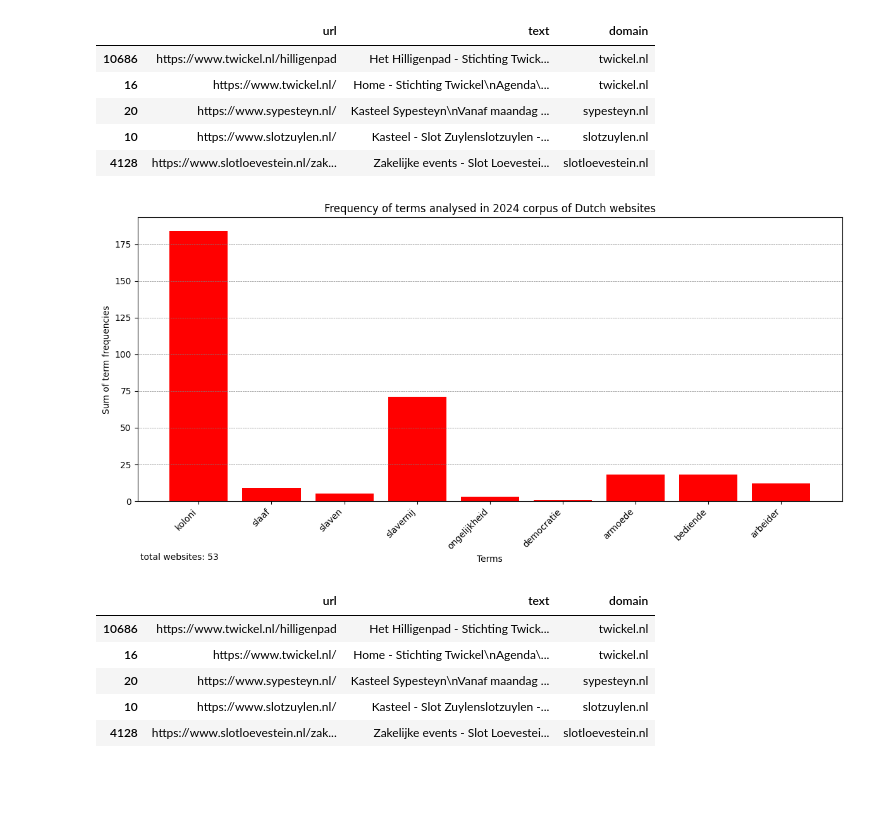
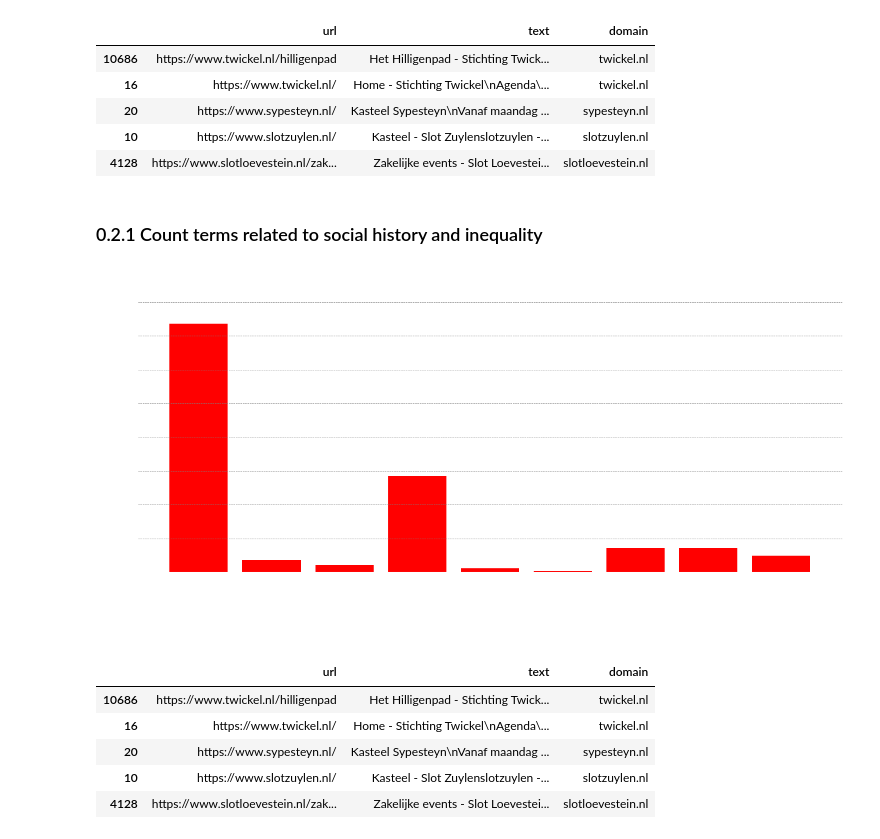
Before and after one commit to jazoza/HHD, a Jupyter notebook: 04_HH_narratives.ipynb, the cells around one changed output. Cells and saved outputs as stored; diff of their text form; code cells hidden in the pictures; blank space fills up the shorter version.

```diff
--- a/04_HH_narratives.ipynb
+++ b/04_HH_narratives.ipynb
@@ -260,6 +242,8 @@ df.head()
 | 20 | https://www.sypesteyn.nl/ | Kasteel Sypesteyn\nVanaf maandag ... | sypesteyn.nl |
 | 10 | https://www.slotzuylen.nl/ | Kasteel - Slot Zuylenslotzuylen -... | slotzuylen.nl |
 | 4128 | https://www.slotloevestein.nl/zak... | Zakelijke events - Slot Loevestei... | slotloevestein.nl |
+# %% [markdown]
+### 0.2.1 Count terms related to social history and inequality
 # %%
 # count all terms:
 for term in terms_list_all:
@@ -279,27 +263,27 @@ result_df.to_csv(path+'outputs/NL_2024_all_terms.csv', index=False)
 # %%
 # Calculate the sum of values for each specified column
 column_sums = result_df[terms_list_all].sum()
 
 # Create a bar chart with pink bars
 plt.figure(figsize=(12, 6))
 # Add horizontal lines for values in the legend
-for value in [25, 50, 75, 100, 125, 150, 175]:
+for value in [25, 50, 75, 100, 125, 150, 175, 200]:
   plt.axhline(y=value, color='grey', linestyle='--', linewidth=0.5)
 plt.bar(column_sums.index, column_sums.values, color='red')
 
 # Customize the plot
-plt.xlabel("Terms")
-plt.ylabel("Sum of term frequencies")
-plt.title("Frequency of terms analysed in 2024 corpus of Dutch websites")
+plt.xlabel("Terms", color='white')
+plt.ylabel("Sum of term frequencies", color='white')
+plt.title("Frequency of terms analysed in 2024 corpus of Dutch websites", color='white')
 plt.xticks(rotation=45, ha="right")
 plt.tight_layout()
 
 # Add two columns from the df dataframe on the left
-plt.text(-0.8, -40, f"total websites: {len(df.domain.unique())}", fontsize=10, color='black')
+plt.text(-0.8, -40, f"total websites: {len(df.domain.unique())}", fontsize=10, color='white')
 plt.savefig(path+"outputs/NL_2024_all_terms.png", transparent=True)
 plt.show()
 # %% [output]
-[figure, old version]
+[figure, new version]
 # %%
 df = df.drop(terms_list_all, axis=1)
 df.head()
```
Also changed, not shown: parts of 41 cells of this notebook.
